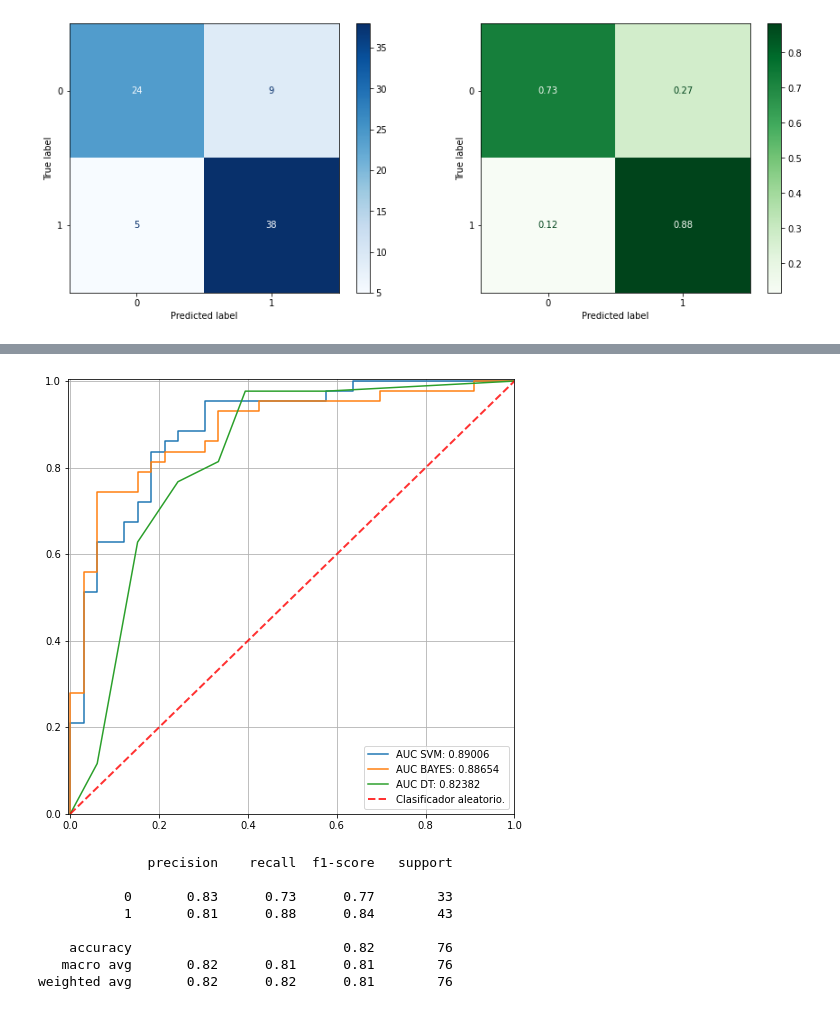
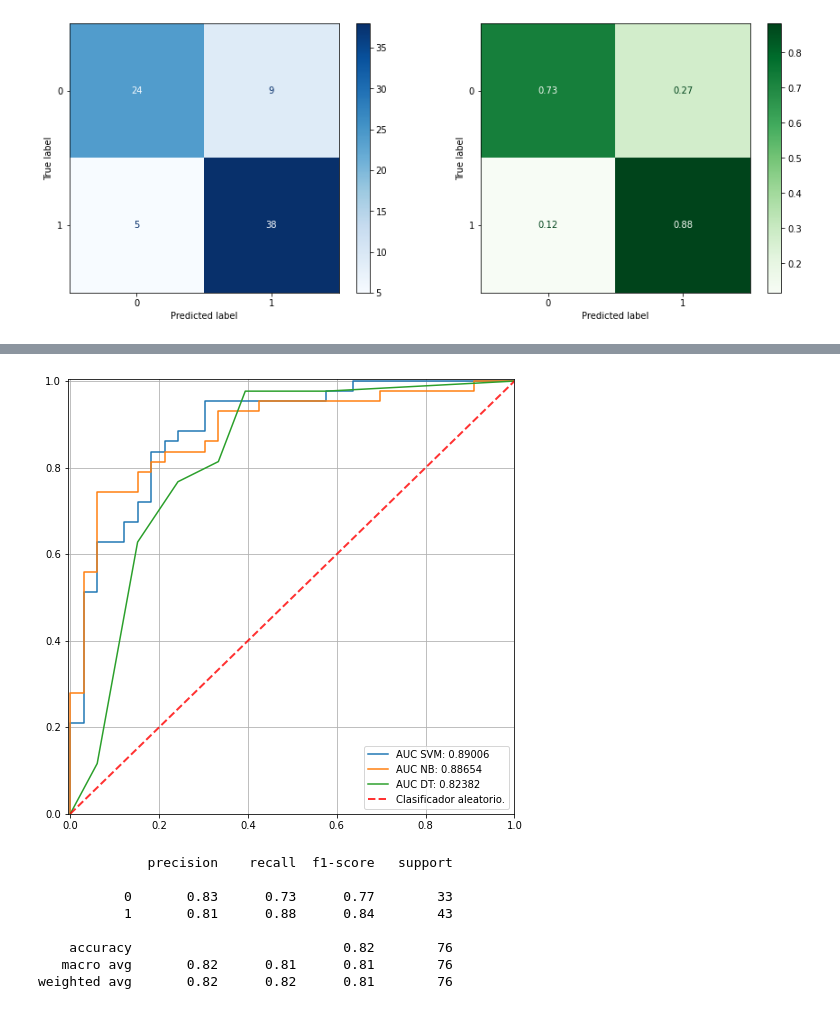
Before and after one commit to AlejoGalloM/MachineLearning, a Jupyter notebook: Heart_Disease.ipynb, the cells around one changed output, grey strips where cells are left out. Saved outputs shown, nothing was run; the diff lists cells and outputs as text; code cells hidden in the pictures.

```diff
--- a/Heart_Disease.ipynb
+++ b/Heart_Disease.ipynb
@@ -199,31 +199,31 @@ Accuracy en test DT: 0.82
 # %%
 #Se realiza grafico de comparativa para ver la diferencia entre los metodos implementados
 
 plt.figure(figsize = (8,8))
 y_pre_proba = SVM_model.predict_proba(X_test)[:,1]
 y_pre_bayes_proba = Bayes_model.predict_proba(X_test)[:,1]
 y_pre_dt_proba = tree_model.predict_proba(X_test)[:,1]
 
 fpr, tpr, _ = roc_curve(y_test, y_pre_proba)
 fprBayes, tprBayes, _ = roc_curve(y_test, y_pre_bayes_proba)
 fprDT, tprDT, _ = roc_curve(y_test, y_pre_dt_proba)
 
 auc = roc_auc_score(y_test, y_pre_proba)
 aucBayes = roc_auc_score(y_test, y_pre_bayes_proba)
 aucDT = roc_auc_score(y_test, y_pre_dt_proba)
 
 plt.plot(fpr,tpr, label = 'AUC SVM: {:.5f}'.format(auc));
-plt.plot(fprBayes,tprBayes, label = 'AUC BAYES: {:.5f}'.format(aucBayes));
+plt.plot(fprBayes,tprBayes, label = 'AUC NB: {:.5f}'.format(aucBayes));
 plt.plot(fprDT,tprDT, label = 'AUC DT: {:.5f}'.format(aucDT));
 
 plt.plot([0,1],[0,1], linestyle = '--', lw = 2, color = 'r', alpha = 0.8, label = 'Clasificador aleatorio.');
 
 plt.grid();
 plt.legend();
 plt.xlim([-0.005,1]);
 plt.ylim([0,1.005]);
 # %% [output]
-[figure, old version]
+[figure, new version]
 # %%
 #Obtenemos los reportes de clasificacion para metodo SVM
 print(classification_report(y_test, y_pred))
```
Also changed, not shown: parts of 4 cells of this notebook.
